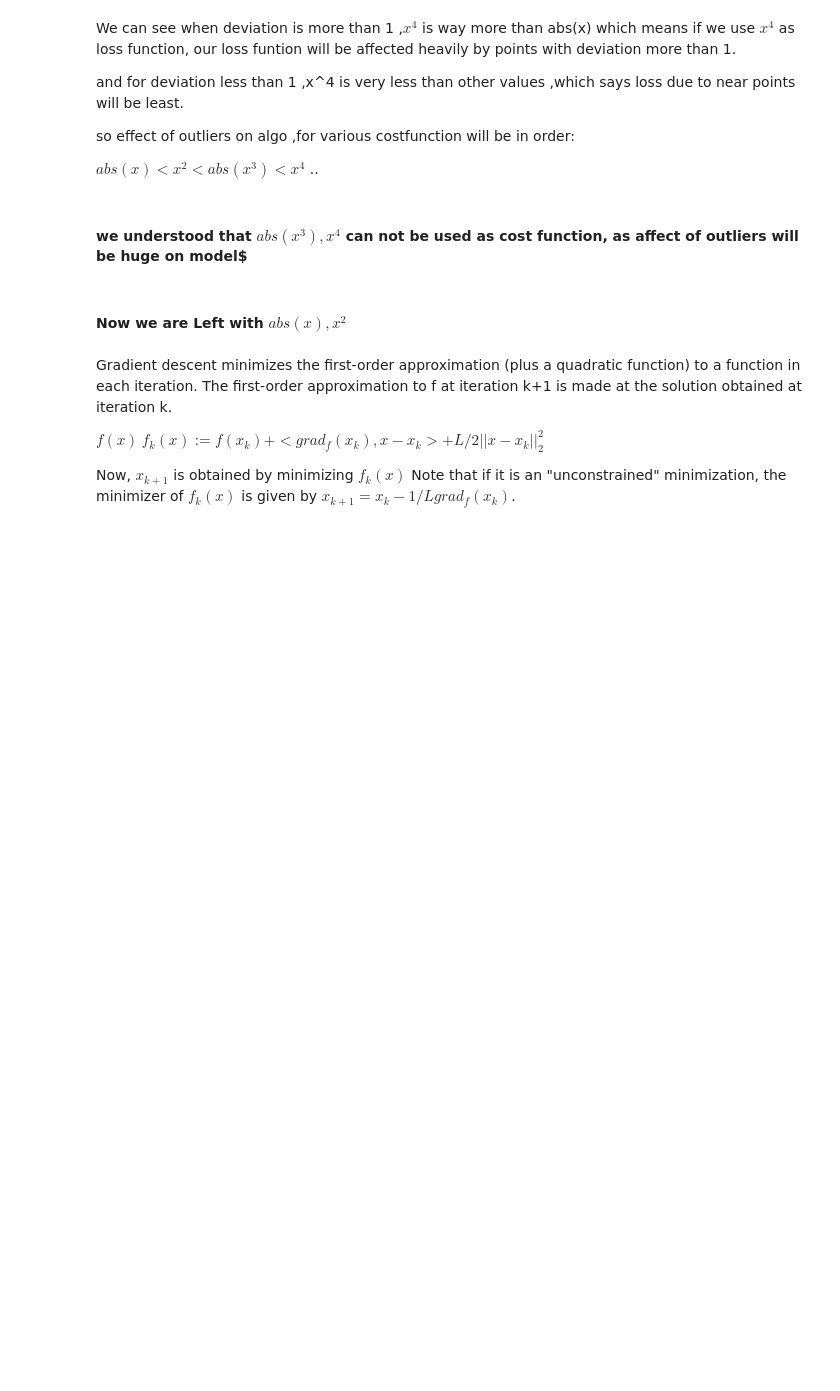
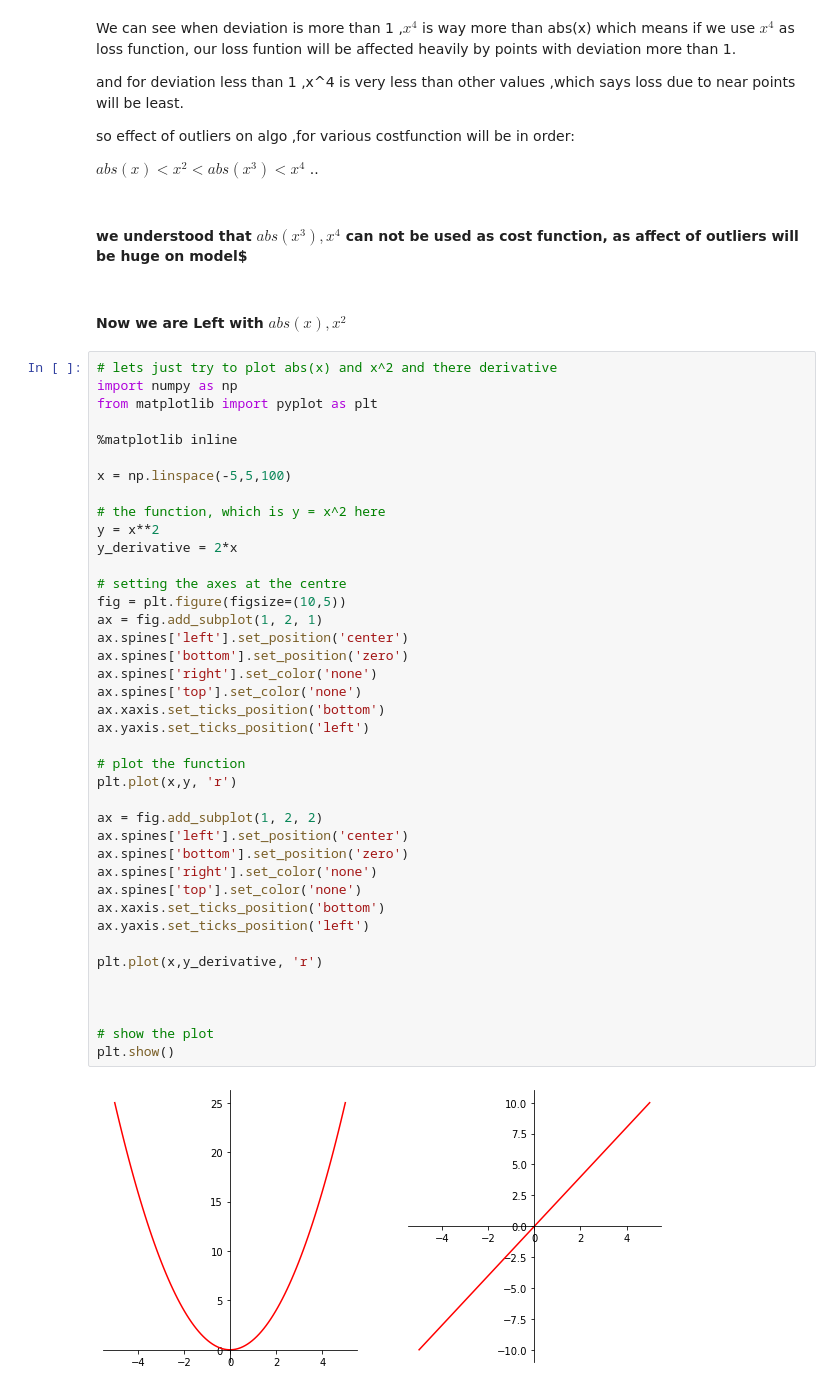
Before and after one commit to jitendrasinghiitg/ml_from_scratch, a Jupyter notebook: 01_Linear_Regression/01_03_why_mse_why_not_mae_in_linear_regression.ipynb, the cells around one changed output. Saved outputs shown, nothing was run; the diff lists cells and outputs as text; blank space fills up the shorter version.

```diff
--- a/01_Linear_Regression/01_03_why_mse_why_not_mae_in_linear_regression.ipynb
+++ b/01_Linear_Regression/01_03_why_mse_why_not_mae_in_linear_regression.ipynb
@@ -46,10 +46,45 @@ $abs(x) < x^2 <abs(x^3) <x^4 $ ..
 #### we understood that $abs(x^3) ,x^4 $ can not be used as cost function, as affect of outliers will be huge on model$
 # %% [markdown]
 #### Now we are Left with $abs(x) , x^2$
-# %% [markdown]
-Gradient descent minimizes the first-order approximation (plus a quadratic function) to a function in each iteration. The first-order approximation to f at iteration k+1 is made at the solution obtained at iteration k.
-
-$f(x) ~ f_k(x) := f(x_k) + <grad_f(x_k), x - x_k> + L/2||x - x_k||_2^2$
-
-Now, $x_{k+1}$ is obtained by minimizing $f_k(x)$
-Note that if it is an "unconstrained" minimization, the minimizer of $f_k(x)$ is given by $x_{k+1} = x_k - 1/L grad_f(x_k)$.
+# %%
+# lets just try to plot abs(x) and x^2 and there derivative
+import numpy as np
+from matplotlib import pyplot as plt
+
+%matplotlib inline
+
+x = np.linspace(-5,5,100)
+
+# the function, which is y = x^2 here
+y = x**2
+y_derivative = 2*x
+
+# setting the axes at the centre
+fig = plt.figure(figsize=(10,5))
+ax = fig.add_subplot(1, 2, 1)
+ax.spines['left'].set_position('center')
+ax.spines['bottom'].set_position('zero')
+ax.spines['right'].set_color('none')
+ax.spines['top'].set_color('none')
+ax.xaxis.set_ticks_position('bottom')
+ax.yaxis.set_ticks_position('left')
+
+# plot the function
+plt.plot(x,y, 'r')
+
+ax = fig.add_subplot(1, 2, 2)
+ax.spines['left'].set_position('center')
+ax.spines['bottom'].set_position('zero')
+ax.spines['right'].set_color('none')
+ax.spines['top'].set_color('none')
+ax.xaxis.set_ticks_position('bottom')
+ax.yaxis.set_ticks_position('left')
+
+plt.plot(x,y_derivative, 'r')
+
+
+
+# show the plot
+plt.show()
+# %% [output]
+[figure, added]
```
Also changed, not shown: parts of 3 cells of this notebook, 1 other file.
